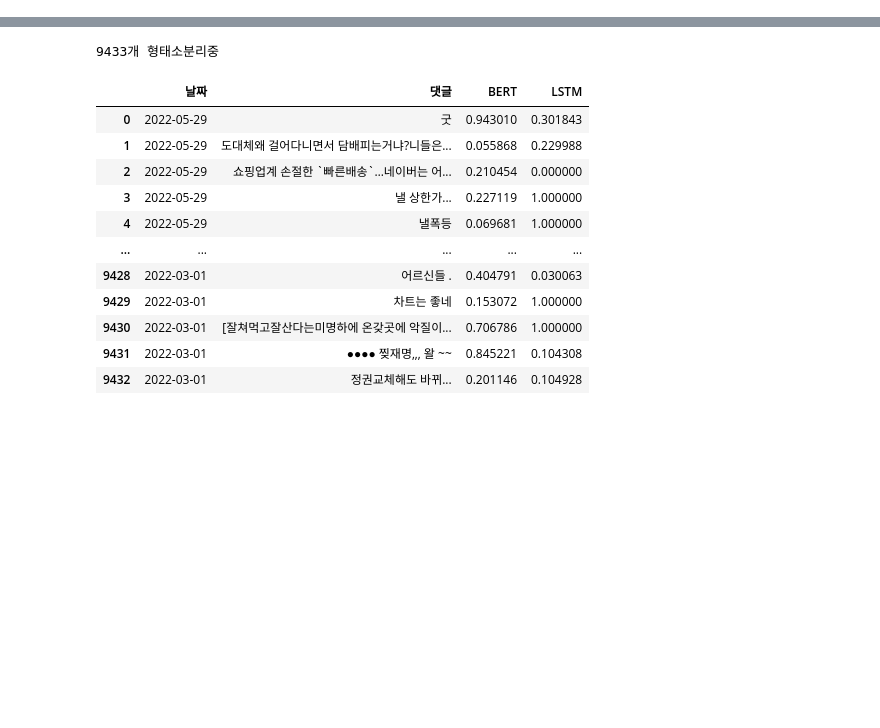
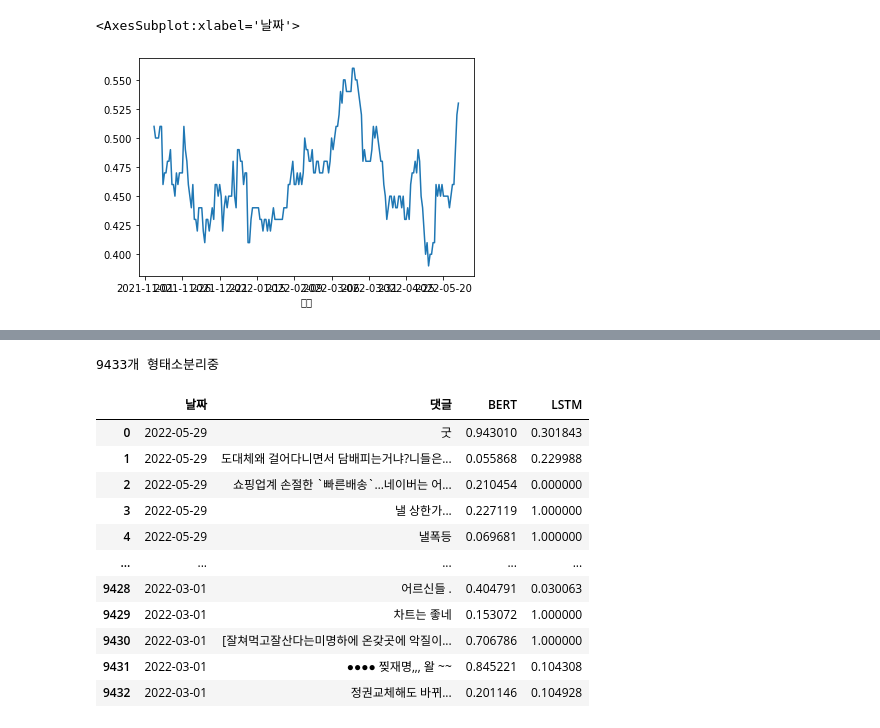
Before and after one commit to dbwlgns15/ANOTHER_SENSE, a Jupyter notebook: 7_시각화.ipynb, the cells around one changed output, grey strips where cells are left out. Drawn from its saved outputs; the diff is of its cells as text; code cells hidden in the pictures; blank space fills up the shorter version.

```diff
--- a/7_시각화.ipynb
+++ b/7_시각화.ipynb
@@ -21 +29,8 @@ df
+# %%
+# LSTM중심 BERT가중치
+# (0.5+(df.groupby('날짜').mean()['LSTM']-0.5)*(2+df.groupby('날짜').mean()['BERT'])).rolling(10).mean().plot()
+(0.5+(df.groupby('날짜').mean()['LSTM']-0.5)*(1+df.groupby('날짜').mean()['BERT'])).rolling(7).mean().round(2).plot()
+# %% [output]
+<AxesSubplot:xlabel='날짜'>
+[figure, added]
 # %%
```
Also changed, not shown: parts of 4 cells of this notebook, 4 other files.
